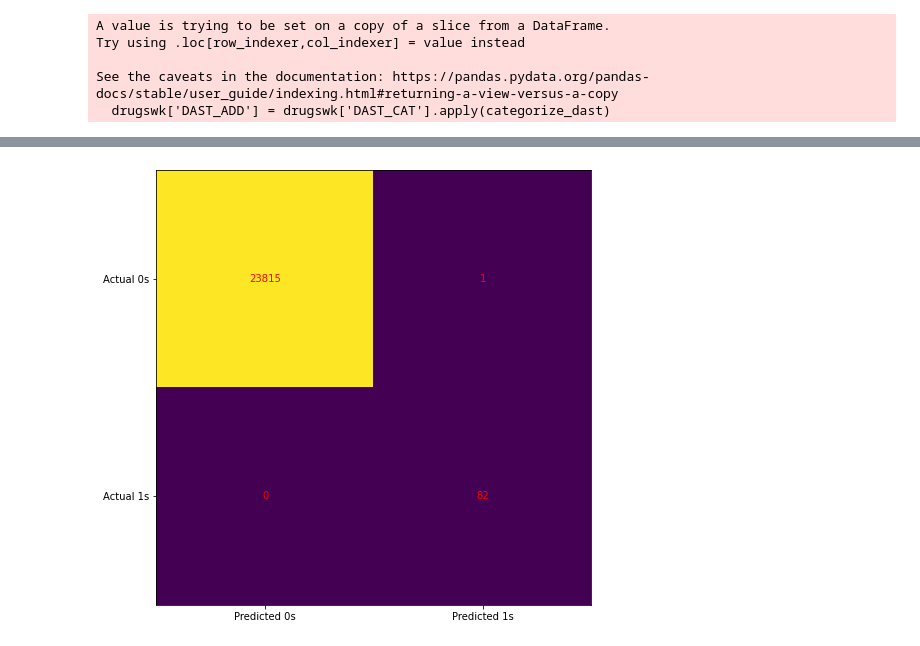
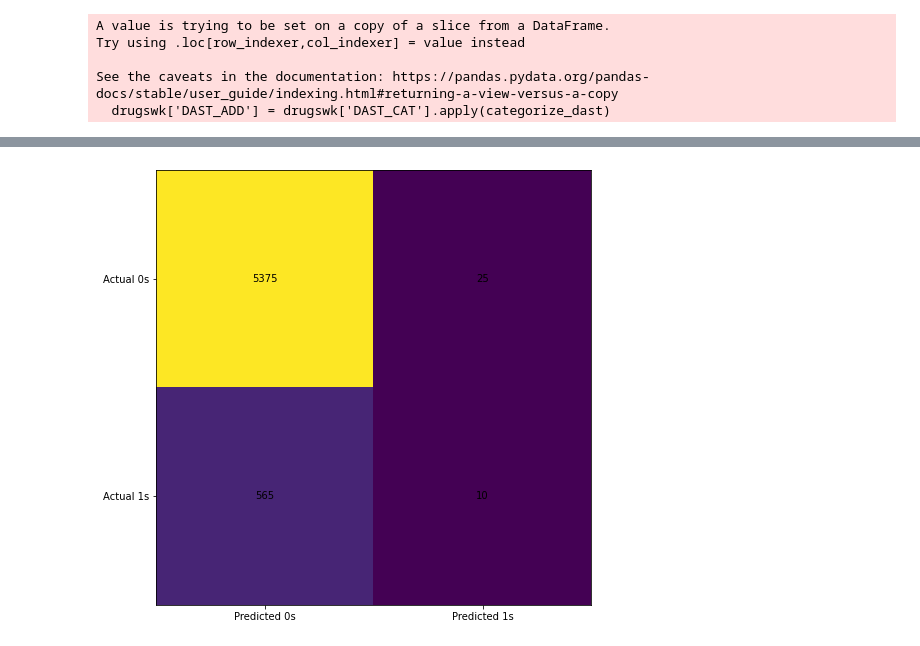
Before and after one commit to enzomescall/thebrazilians-datathon, a Jupyter notebook: feature_selection.ipynb, the cells around one changed output, grey strips where cells are left out. Drawn from its saved outputs; the diff is of its cells as text; code cells hidden in the pictures.

```diff
--- a/feature_selection.ipynb
+++ b/feature_selection.ipynb
@@ -272,0 +265,32 @@ See the caveats in the documentation: https://pandas.pydata.org/pandas-docs/stab
+# %%
+def conditions2(df):
+    if (df['GABA_NMU']==1 or df['STIM_NMU'] == 1 or df['SED_NMU']==1 or df['PAINREL_USE'] == 0 or df['THC_USE'] == 1 or df['OP_USE'] == 1):
+        return 1
+    else:
+        return 0
+df['ANY_NMU'] = df.apply(conditions2, axis=1)
+# %%
+variables = ['SED_NMU','STIM_NMU','GABA_NMU','DRUG_NMU','ANY_NMU','DEM_INCOME','DEM_REGION','DEM_GENDER','DEM_AGE10','DEM_MARITAL','DEM_RACE_BLACK','DEM_RACE_WHITE']
+df_use = df[variables]
+# %%
+train, test = train_test_split(df_use, test_size=0.2)
+Y = train['DRUG_NMU'].values
+del train['DRUG_NMU']
+del train['SED_NMU']
+del train['STIM_NMU']
+del train['GABA_NMU']
+del train['ANY_NMU']
+X = train.values
+
+
+log = ExtraTreesClassifier(n_estimators=250)
+log.fit(X,Y)
+log.score(X,Y)
+importances = log.feature_importances_
+std = np.std([tree.feature_importances_ for tree in log.estimators_],axis=0)
+indices = np.argsort(importances)[::-1]
+# Print the feature ranking
+print("Feature ranking:")
+
+for f in range(7):
+    print(f"{f+1} feature {indices[f]} ({importances[indices[f]]}) {train.columns[indices[f]]}")
@@ -272,0 +306,8 @@ See the caveats in the documentation: https://pandas.pydata.org/pandas-docs/stab
+# %%
+Ytest = test['DRUG_NMU'].values
+del test['DRUG_NMU']
+del test['SED_NMU']
+del test['STIM_NMU']
+del test['GABA_NMU']
+del test['ANY_NMU']
+Xtest = test.values
@@ -277,15 +325,15 @@ log.score(Xtest,Ytest)
 # %%
-cm = confusion_matrix(Y, log.predict(X))
+cm = confusion_matrix(Ytest, log.predict(Xtest))
 
 fig, ax = plt.subplots(figsize=(8, 8))
 ax.imshow(cm)
 ax.grid(False)
 ax.xaxis.set(ticks=(0, 1), ticklabels=('Predicted 0s', 'Predicted 1s'))
 ax.yaxis.set(ticks=(0, 1), ticklabels=('Actual 0s', 'Actual 1s'))
 ax.set_ylim(1.5, -0.5)
 for i in range(2):
     for j in range(2):
-        ax.text(j, i, cm[i, j], ha='center', va='center', color='red')
+        ax.text(j, i, cm[i, j], ha='center', va='center', color='black')
 plt.show()
 # %% [output]
-[figure, old version]
+[figure, new version]
```
Also changed, not shown: parts of 17 cells of this notebook, 1 other file.
